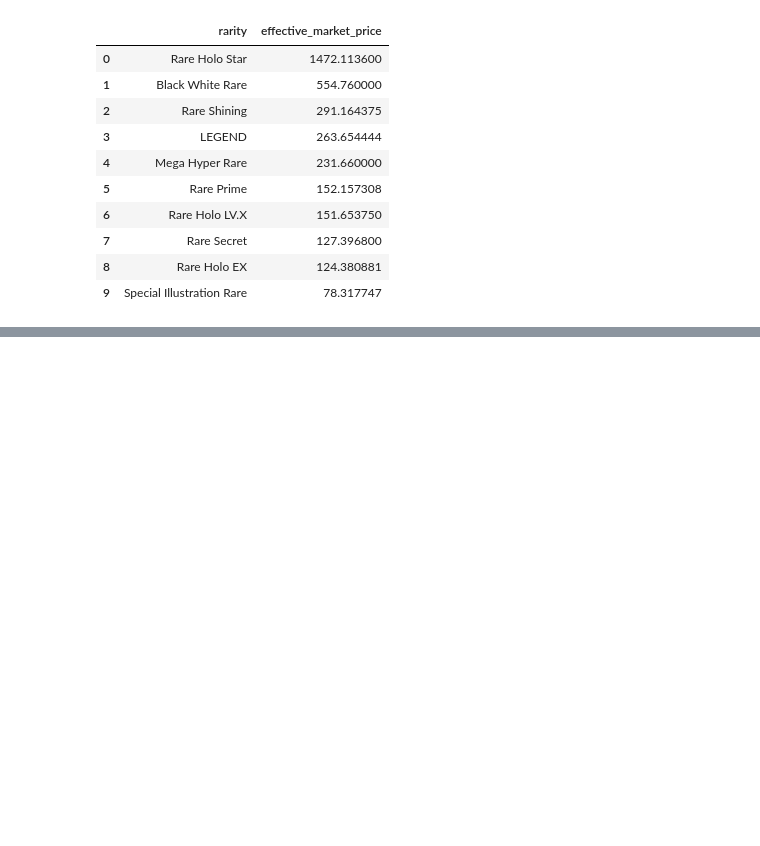
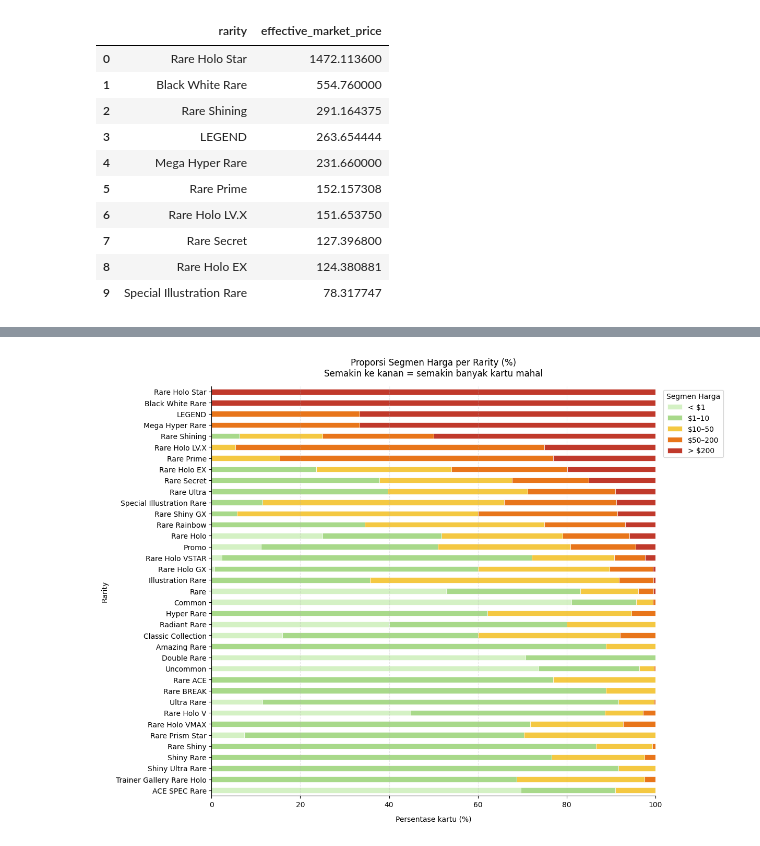
Before and after one commit to Bejochan/pokemon-card-value-analytic-tool, a Jupyter notebook: backend/notebooks/analitik_harga_kartu_pokemon.ipynb, the cells around one changed output, grey strips where cells are left out. Cells and saved outputs as stored; diff of their text form; code cells hidden in the pictures; blank space fills up the shorter version.

```diff
--- a/backend/notebooks/analitik_harga_kartu_pokemon.ipynb
+++ b/backend/notebooks/analitik_harga_kartu_pokemon.ipynb
@@ -110,0 +448,38 @@ Passing `palette` without assigning `hue` is deprecated and will be removed in v
+# %%
+# ── Dashboard: Proporsi segmen harga per rarity ──────────────────────
+bins   = [0, 1, 10, 50, 200, float("inf")]
+labels = ["< $1", "$1–10", "$10–50", "$50–200", "> $200"]
+
+df["price_segment"] = pd.cut(
+    df["effective_market_price"],
+    bins=bins, labels=labels
+)
+
+segment_pct = (
+    df.dropna(subset=["rarity", "price_segment"])
+    .groupby(["rarity", "price_segment"], observed=True)
+    .size()
+    .unstack(fill_value=0)
+    .apply(lambda x: x / x.sum() * 100, axis=1)
+)
+
+# Urutkan berdasarkan proporsi kartu paling mahal
+segment_pct = segment_pct.loc[
+    segment_pct["> $200"].sort_values(ascending=True).index
+]
+
+colors = ["#d4f1c4", "#a8d98a", "#f4c842", "#e8751a", "#c0392b"]
+
+fig, ax = plt.subplots(figsize=(12, 9), constrained_layout=True)
+segment_pct.plot(kind="barh", stacked=True, ax=ax, color=colors, edgecolor="white", linewidth=0.5)
+
+ax.set_title("Proporsi Segmen Harga per Rarity (%)\nSemakin ke kanan = semakin banyak kartu mahal", pad=14)
+ax.set_xlabel("Persentase kartu (%)", labelpad=10)
+ax.set_ylabel("Rarity", labelpad=10)
+ax.legend(title="Segmen Harga", bbox_to_anchor=(1.01, 1), loc="upper left")
+ax.grid(axis="x", linestyle="--", alpha=0.3)
+ax.spines[["top", "right"]].set_visible(False)
+
+plt.show()
+# %% [output]
+[figure, added]
```
Also changed, not shown: parts of 27 cells of this notebook, 1 other file.
